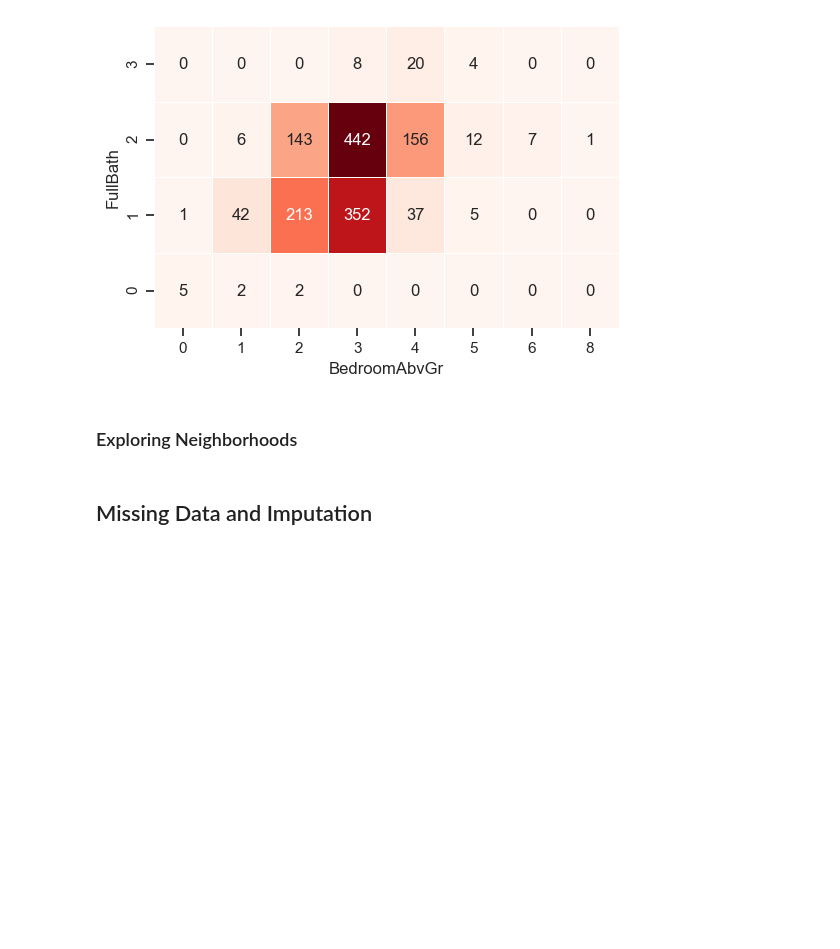
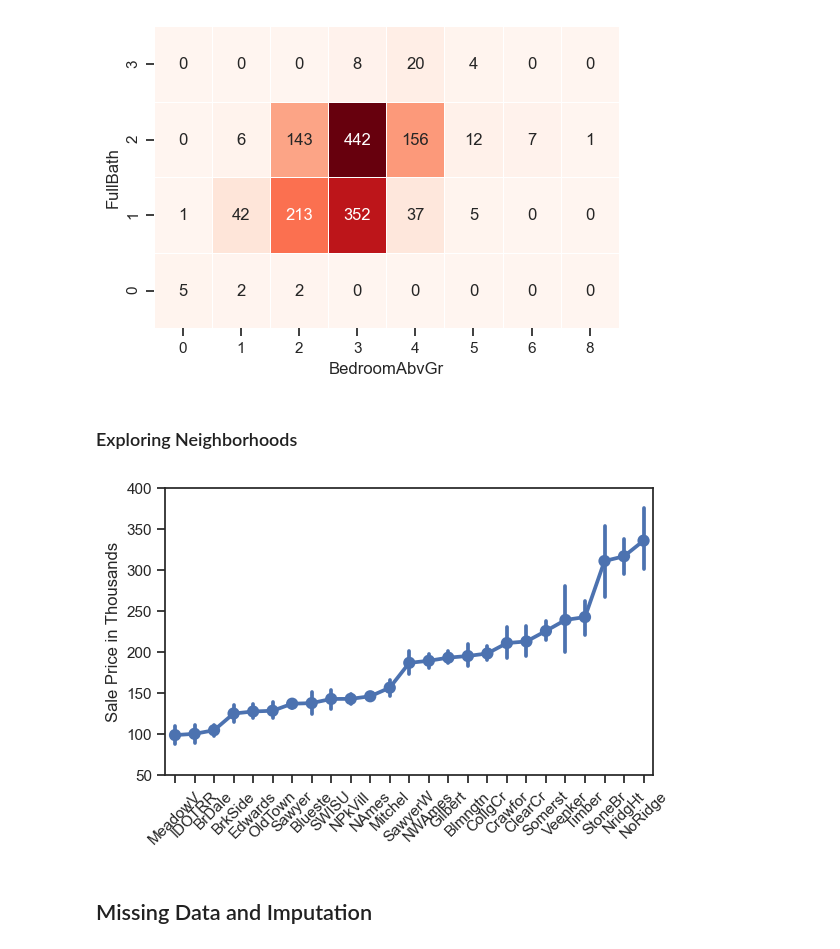
Before and after one commit to DanEllen/House-Prices-Advanced-Regression-Techniques, a Jupyter notebook: Machine_Learning_Code.ipynb, the cells around one changed output. Drawn from its saved outputs; the diff is of its cells as text; code cells hidden in the pictures; blank space fills up the shorter version.

```diff
--- a/Machine_Learning_Code.ipynb
+++ b/Machine_Learning_Code.ipynb
@@ -107,11 +119,13 @@ ax.figure.savefig('./images/bed_bath_heatmap.png', dpi=500)
 # %%
 neight_sp_mean = full.groupby('Neighborhood')['SalePrice'].mean().sort_values()
 ax = sns.pointplot(x = full.Neighborhood.values, y = full.SalePrice.values, order = neight_sp_mean.index)
-plt.yticks(ax.get_yticks(), round(ax.get_yticks() / 1000))
+plt.yticks(ax.get_yticks(), (ax.get_yticks() / 1000).astype(int))
 plt.ylabel('Sale Price in Thousands')
 plt.xticks(rotation=45)
 plt.tight_layout()
 ax.figure.savefig('./images/neighbourhoods.png', dpi=500)
+# %% [output]
+[figure, added]
 # %% [markdown]
 ## Missing Data and Imputation
 # %% [markdown]
```
Also changed, not shown: parts of 14 cells of this notebook, 2 other files.
